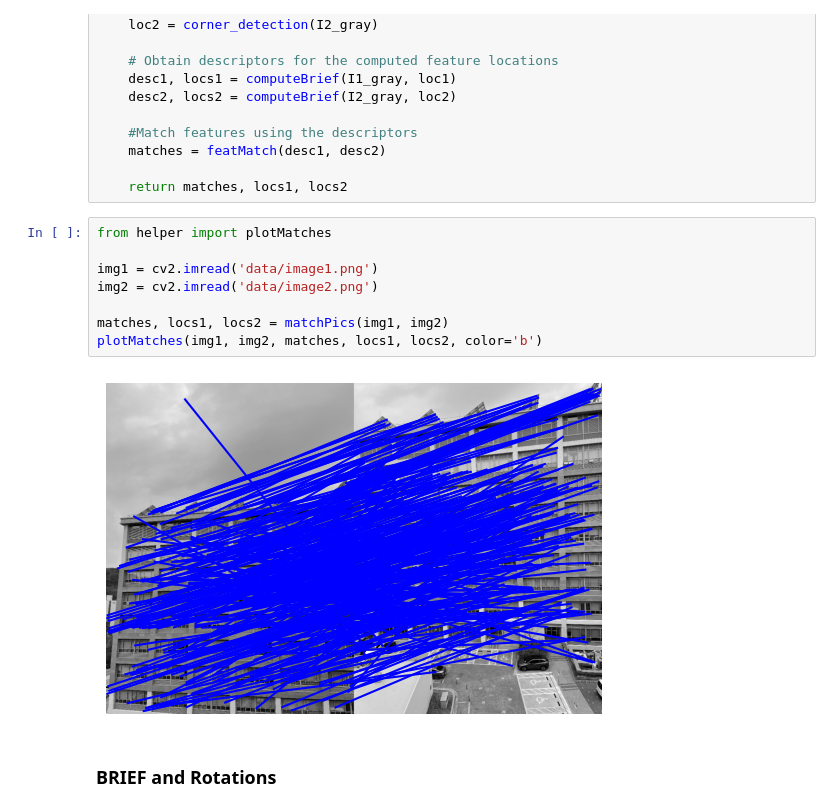
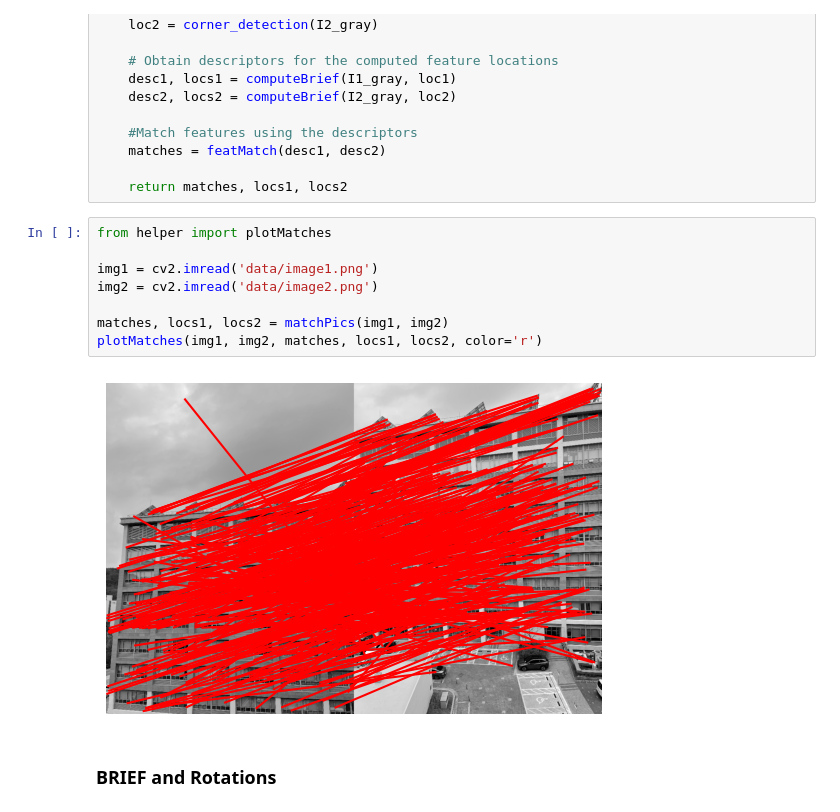
Before and after one commit to youngj98/HYU-2024-AUE8089, a Jupyter notebook: 1_local_features.ipynb, the cells around one changed output. Cells and saved outputs as stored; diff of their text form.

```diff
--- a/1_local_features.ipynb
+++ b/1_local_features.ipynb
@@ -41,13 +44,13 @@ def matchPics(I1, I2):
 # %%
 from helper import plotMatches
 
 img1 = cv2.imread('data/image1.png')
 img2 = cv2.imread('data/image2.png')
 
 matches, locs1, locs2 = matchPics(img1, img2)
-plotMatches(img1, img2, matches, locs1, locs2, color='b')
+plotMatches(img1, img2, matches, locs1, locs2, color='r')
 # %% [output]
-[figure, old version]
+[figure, new version]
 # %% [markdown]
 ### BRIEF and Rotations
 # %%
```
Also changed, not shown: parts of 6 cells of this notebook, 14 other files.
